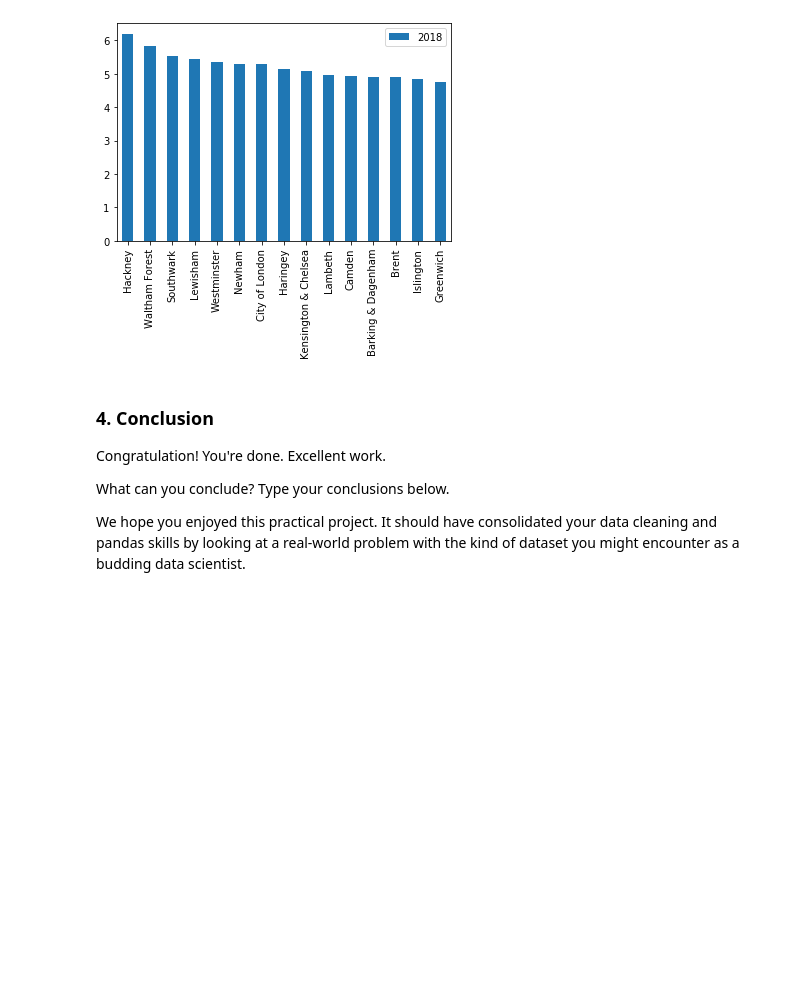
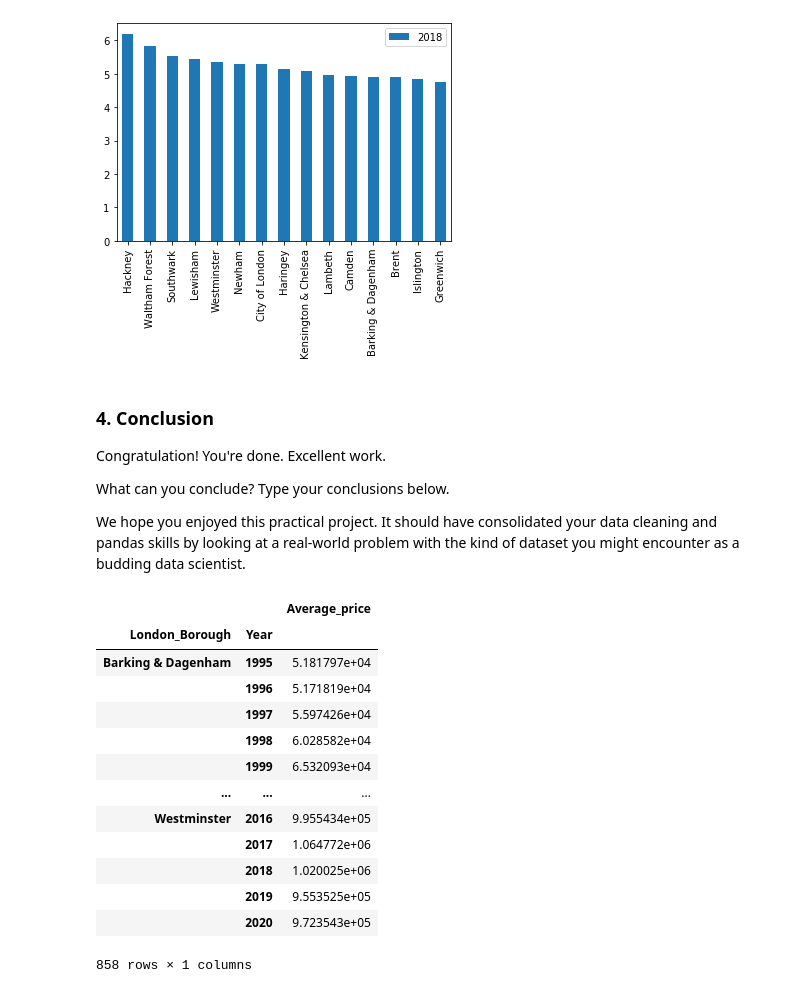
Before and after one commit to Nihita-Ujjual/Unit4, a Jupyter notebook: Unit 4 Challenge - Tier 1.ipynb, the cells around one changed output. Saved outputs shown, nothing was run; the diff lists cells and outputs as text; code cells hidden in the pictures; blank space fills up the shorter version.

```diff
--- a/Unit 4 Challenge - Tier 1.ipynb
+++ b/Unit 4 Challenge - Tier 1.ipynb
@@ -880,3 +880,22 @@ What can you conclude? Type your conclusions below.
 We hope you enjoyed this practical project. It should have consolidated your data cleaning and pandas skills by looking at a real-world problem with the kind of dataset you might encounter as a budding data scientist.
 # %%
 #CONCLUSION: The greatest average increase in housing prices from 1998 to 2008 was for Hackney
+# %%
+dfg2 = df.groupby(by=['London_Borough', 'Year']).mean()
+# %%
+dfg2.sort_index()
+# %% [output]
+|  |  | Average_price |
+| London_Borough | Year |  |
+| Barking & Dagenham | 1995 | 5.181797e+04 |
+|  | 1996 | 5.171819e+04 |
+|  | 1997 | 5.597426e+04 |
+|  | 1998 | 6.028582e+04 |
+|  | 1999 | 6.532093e+04 |
+| ... | ... | ... |
+| Westminster | 2016 | 9.955434e+05 |
+|  | 2017 | 1.064772e+06 |
+|  | 2018 | 1.020025e+06 |
+|  | 2019 | 9.553525e+05 |
+|  | 2020 | 9.723543e+05 |
+858 rows × 1 columns
```
Also changed, not shown: parts of 3 cells of this notebook.
